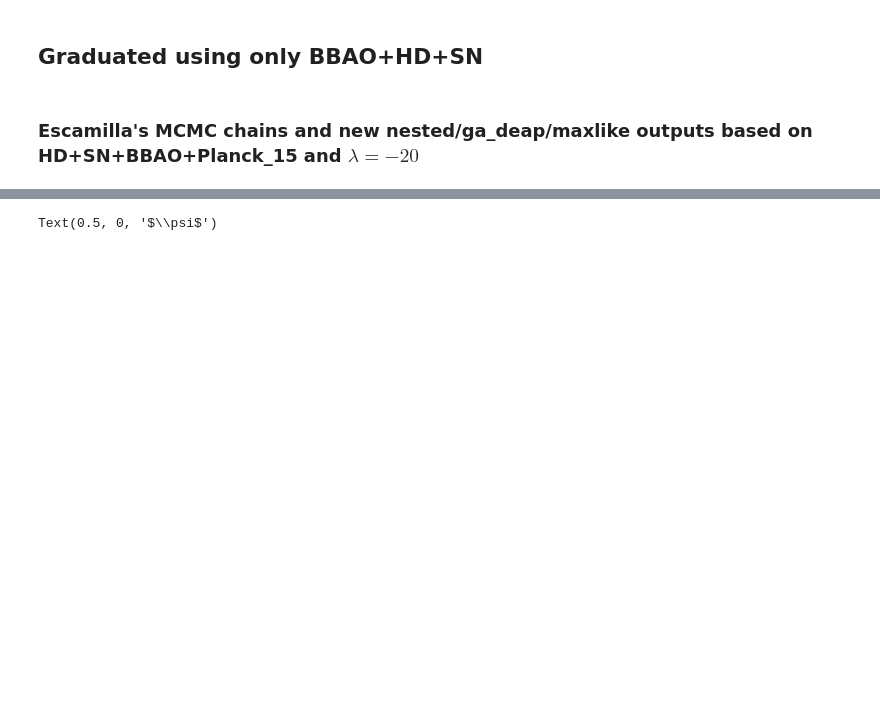
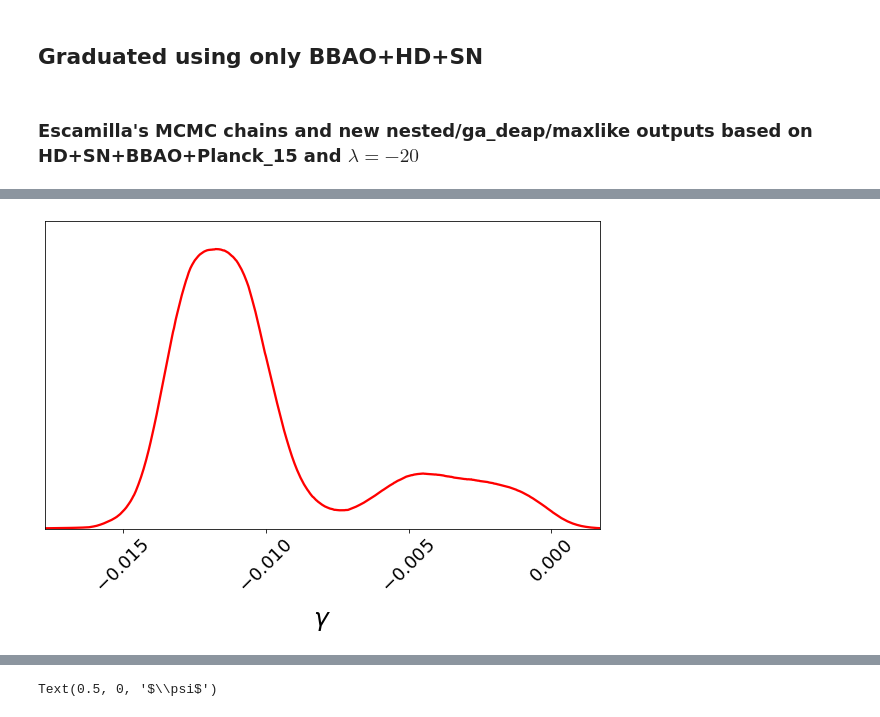
Before and after one commit to igomezv/cosmo_tools, a Jupyter notebook: models/genetic_paper/plots.ipynb, the cells around one changed output, grey strips where cells are left out. Saved outputs shown, nothing was run; the diff lists cells and outputs as text; code cells hidden in the pictures; blank space fills up the shorter version.

```diff
--- a/models/genetic_paper/plots.ipynb
+++ b/models/genetic_paper/plots.ipynb
@@ -569,0 +570,15 @@ g.subplots[3,2].grid(True)
+# %%
+g = plots.get_single_plotter(width_inch=8,
+                             analysis_settings={'smooth_scale_2D': 0.3, 'smooth_scale_1D': 0.3, 'ignore_rows': 0.1} )
+
+g.settings.lab_fontsize = 25
+g.settings.x_label_rotation= 45
+g.settings.legend_fontsize = 15
+g.settings.axes_fontsize = 18
+g.settings.linewidth_meanlikes = 5
+g.settings.linewidth_contour = 1
+
+g.plot_1d([dir_name_le+root_new], 'ggama', colors=['red'])
+plt.savefig('graduated_gamma1d_nested.png', dpi=100)
+# %% [output]
+[figure, added]
```
Also changed, not shown: parts of 5 cells of this notebook.
